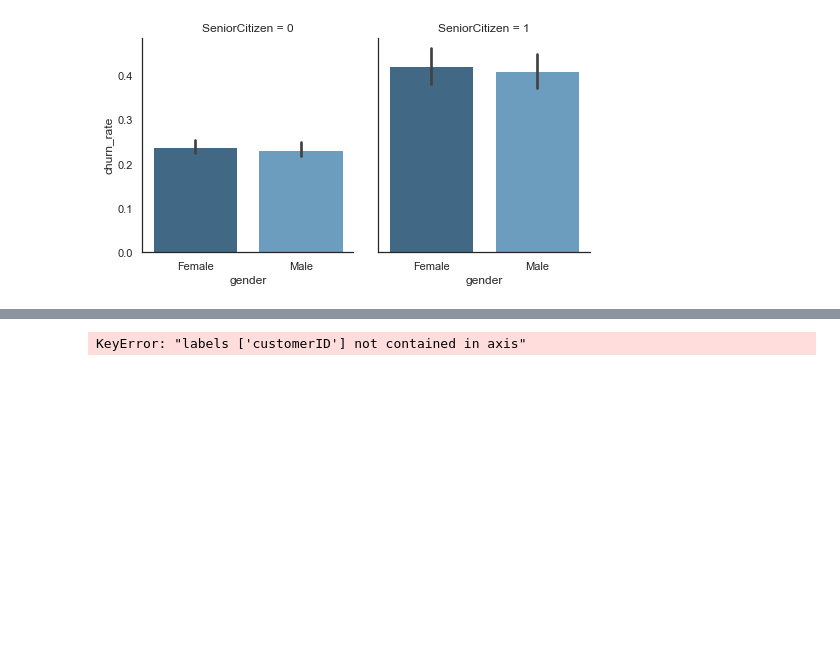
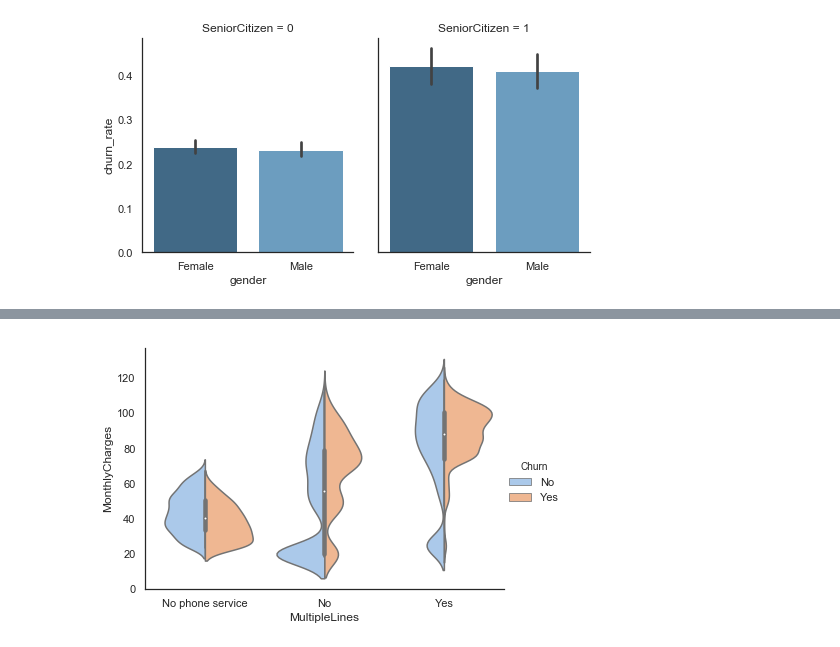
Before and after one commit to leonpalafox/dsclase, a Jupyter notebook: Capitulo2Demo/ChurnAnalysis.ipynb, the cells around one changed output, grey strips where cells are left out. Drawn from its saved outputs; the diff is of its cells as text; code cells hidden in the pictures; blank space fills up the shorter version.

```diff
--- a/Capitulo2Demo/ChurnAnalysis.ipynb
+++ b/Capitulo2Demo/ChurnAnalysis.ipynb
@@ -90,21 +136,0 @@ g.add_legend();
-# %%
-df = df.groupby('Churn').apply(pd.DataFrame.sample, frac=0.3).reset_index(drop=True) #Esto respeta las proporciones de Churn
-params = {'random_state': 0, 'n_jobs': 4, 'n_estimators': 5000, 'max_depth': 8}
-# %%
-# One-hot encode
-df = df.drop('customerID')
-df = pd.get_dummies(df)
-# Drop redundant columns (for features with two unique values)
-drop = ['Churn_Yes', 'Churn_No', 'gender_Female', 'Partner_No',
-        'Dependents_No', 'PhoneService_No', 'PaperlessBilling_No']
-x, y = df.drop(drop,axis=1), df['Churn_Yes']
-# Fit RandomForest Classifier
-clf = RandomForestClassifier(**params)
-clf = clf.fit(x, y)
-# Plot features importances
-imp = pd.Series(data=clf.feature_importances_, index=x.columns).sort_values(ascending=False)
-plt.figure(figsize=(10,12))
-plt.title("Feature importance")
-ax = sns.barplot(y=imp.index, x=imp.values, palette="Blues_d", orient='h')
-# %% [output]
-KeyError: "labels ['customerID'] not contained in axis"
@@ -112,0 +137,5 @@ x.columns
+# %%
+ax = sns.catplot(x="MultipleLines", y="MonthlyCharges", hue="Churn", kind="violin",
+                 split=True, palette="pastel", data=df, height=4.2, aspect=1.4)
+# %% [output]
+[figure, added]
```
Also changed, not shown: parts of 15 cells of this notebook, 2 other files.
